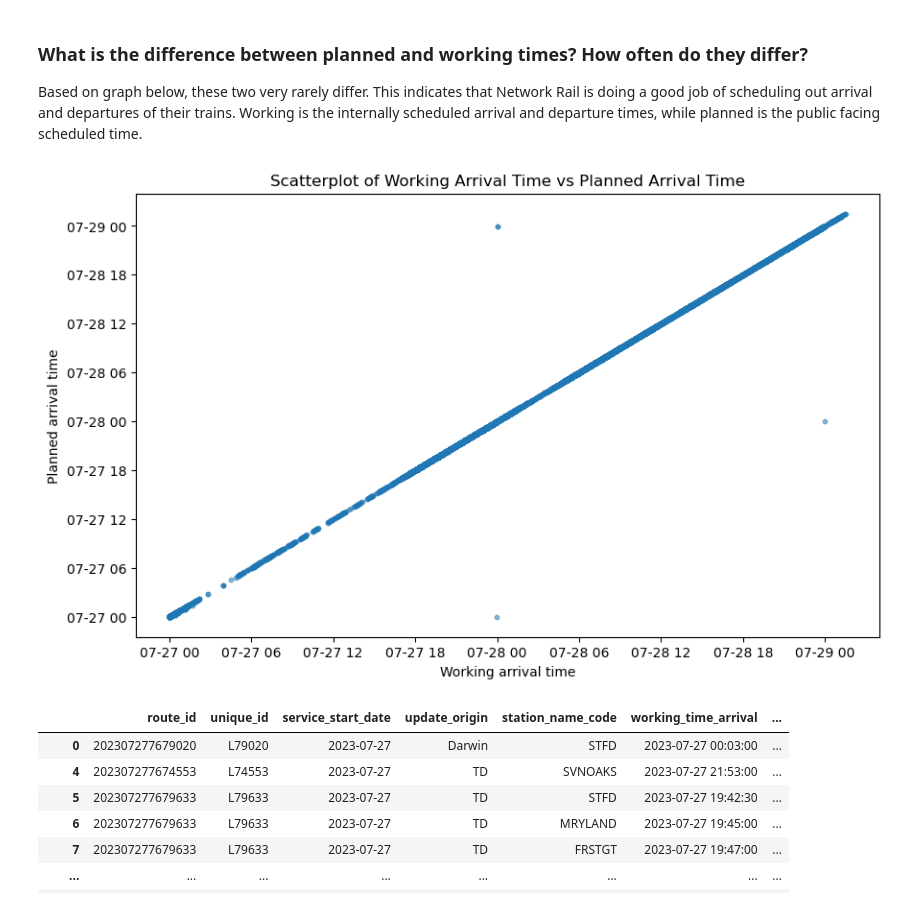
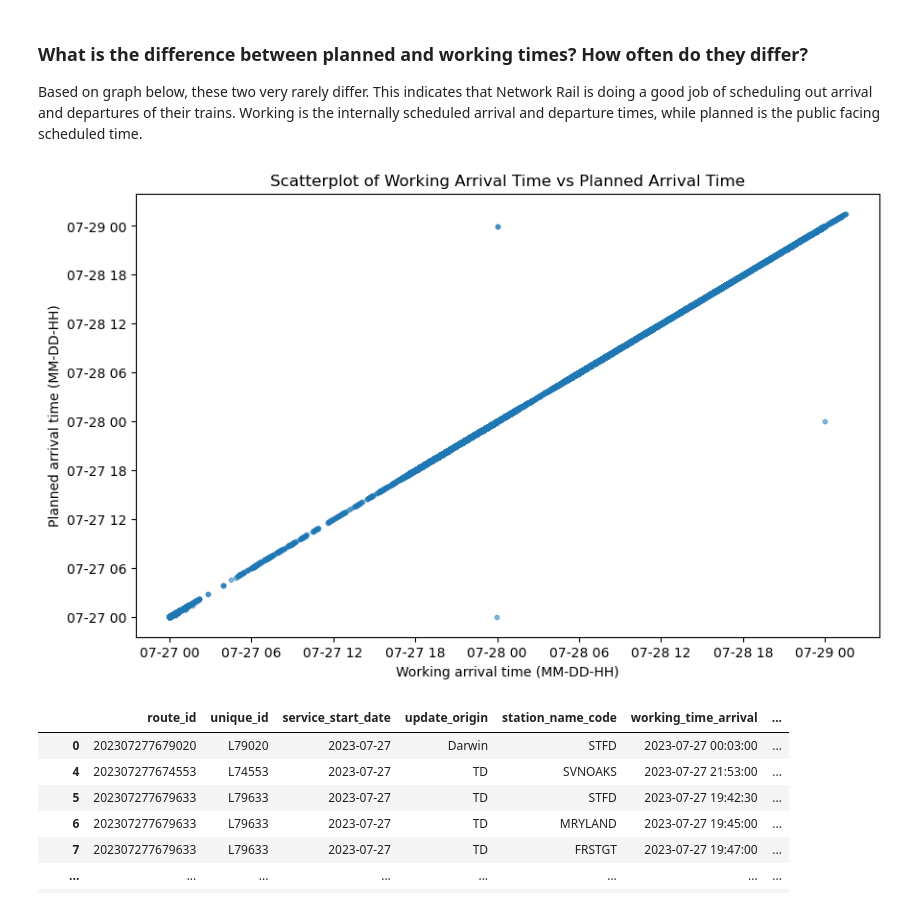
Before and after one commit to jsnabes/GC_Final_Project, a Jupyter notebook: FinalProjectEDA(1).ipynb, the cells around one changed output. Saved outputs shown, nothing was run; the diff lists cells and outputs as text; code cells hidden in the pictures.

```diff
--- a/FinalProjectEDA(1).ipynb
+++ b/FinalProjectEDA(1).ipynb
@@ -354,12 +354,12 @@ Working is the internally scheduled arrival and departure times, while planned i
 # %%
 plt.figure(figsize = (10,6))
 plt.scatter(x = df['working_time_arrival'], y = df['planned_time_arrival'],alpha=0.5,s=10)
-plt.xlabel("Working arrival time")
-plt.ylabel("Planned arrival time")
+plt.xlabel("Working arrival time (MM-DD-HH)")
+plt.ylabel("Planned arrival time (MM-DD-HH)")
 plt.title('Scatterplot of Working Arrival Time vs Planned Arrival Time')
 plt.show()
 # %% [output]
-[figure, old version]
+[figure, new version]
 # %%
 stations = df.groupby('station_name')
 stations.head(30)
```
Also changed, not shown: parts of 30 cells of this notebook.
